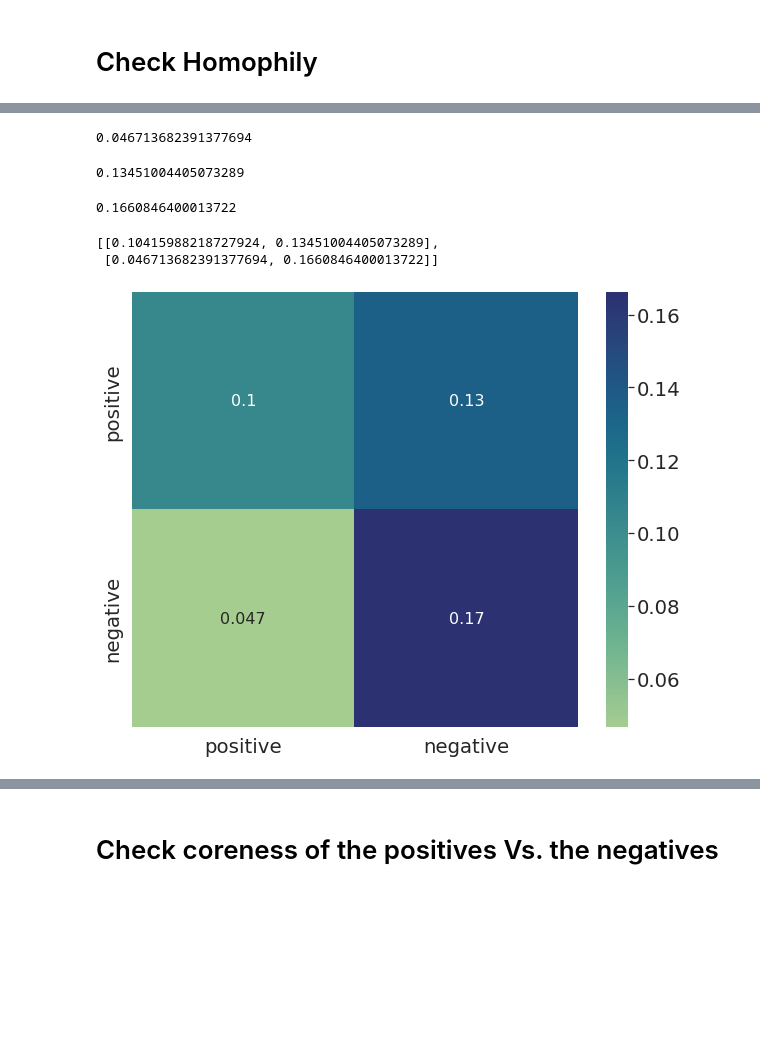
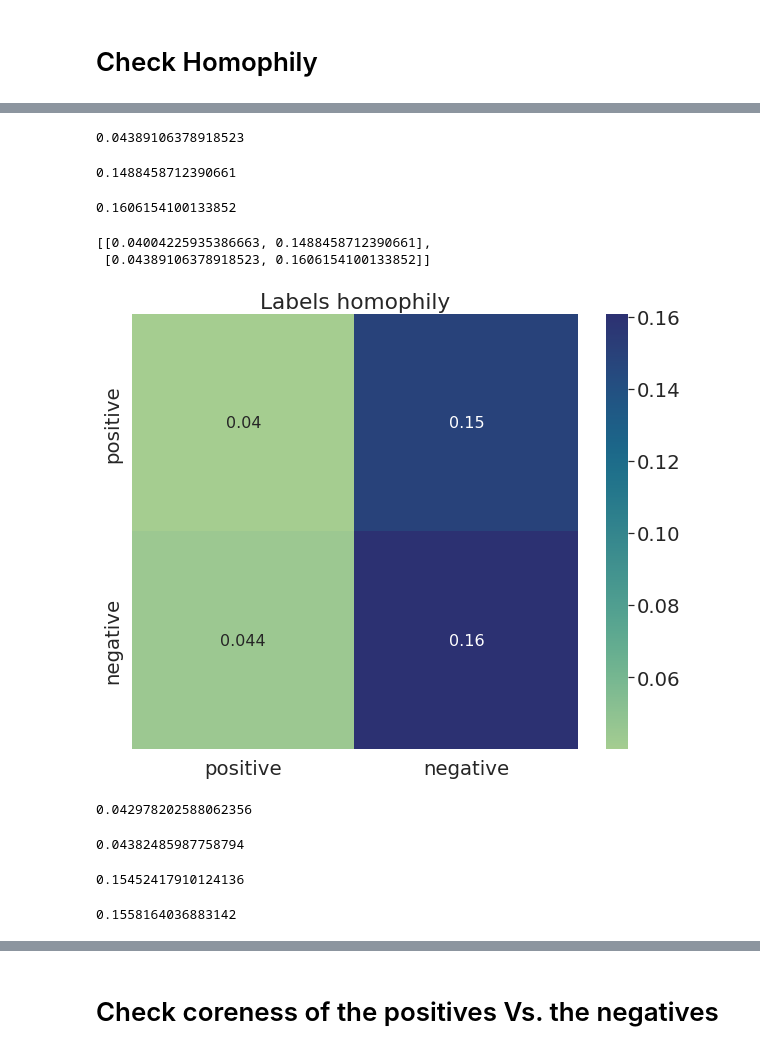
Before and after one commit to samu2604/EMOGI, a Jupyter notebook: EMOGI/postprocessing.ipynb, the cells around one changed output, grey strips where cells are left out. Saved outputs shown, nothing was run; the diff lists cells and outputs as text; code cells hidden in the pictures; blank space fills up the shorter version.

```diff
--- a/EMOGI/postprocessing.ipynb
+++ b/EMOGI/postprocessing.ipynb
@@ -4,5 +4,6 @@ import pandas as pd
 import os
 import numpy as np
 # %%
-model_dir = "/home/samuele/trainend_models/emogi/2022_05_20_18_30_47_129678"
+model_dir = "/home/samuele/trainend_models/emogi/2022_06_13_13_35_08_065938"
+#model_dir = "/home/samuele/trainend_models/emogi/2022_05_20_18_30_47_129678"
 training_data = get_training_data(model_dir)
@@ -418,21 +552,21 @@ np.mean(percentage_of_positives_connected_positives)
 # %%
 np.mean(percentage_of_negatives_connected_positives)
 # %% [output]
-0.046713682391377694
+0.04389106378918523
 # %%
 np.mean(percentage_of_positives_connected_negatives)
 # %% [output]
-0.13451004405073289
+0.1488458712390661
 # %%
 np.mean(percentage_of_negatives_connected_negatives)
 # %% [output]
-0.1660846400013722
+0.1606154100133852
 # %%
 confusion_matrix = [[np.mean(percentage_of_positives_connected_positives), np.mean(percentage_of_positives_connected_negatives)],[np.mean(percentage_of_negatives_connected_positives), np.mean(percentage_of_negatives_connected_negatives)]]
 confusion_matrix
 # %% [output]
-[[0.10415988218727924, 0.13451004405073289],
- [0.046713682391377694, 0.1660846400013722]]
+[[0.04004225935386663, 0.1488458712390661],
+ [0.04389106378918523, 0.1606154100133852]]
 # %%
 import seaborn as sn
 import pandas as pd
@@ -440,8 +574,10 @@ import matplotlib.pyplot as plt
 # %%
 df_cm = pd.DataFrame(confusion_matrix, ["positive", "negative"], ["positive", "negative"])
 sn.set(font_scale=1.8) # for label size
 plt.figure(figsize=(10,8))
+plt.title("Labels homophily")
 sn.heatmap(df_cm, annot=True, annot_kws={"size": 16}, cmap=sn.color_palette("crest", as_cmap=True)) # font size
-plt.show()
+#plt.show()
+plt.savefig("homophily_transcriptomics_proteomics_missing_data.png")
 # %% [output]
-[figure, old version]
+[figure, new version]
@@ -447,0 +621,16 @@ plt.show()
+# %%
+np.mean(percentage_of_positives_connected_positives_randomized)
+# %% [output]
+0.042978202588062356
+# %%
+np.mean(percentage_of_negatives_connected_positives_randomized)
+# %% [output]
+0.04382485987758794
+# %%
+np.mean(percentage_of_positives_connected_negatives_randomized)
+# %% [output]
+0.15452417910124136
+# %%
+np.mean(percentage_of_negatives_connected_negatives_randomized)
+# %% [output]
+0.1558164036883142
```
Also changed, not shown: parts of 59 cells of this notebook, 1 other file.
